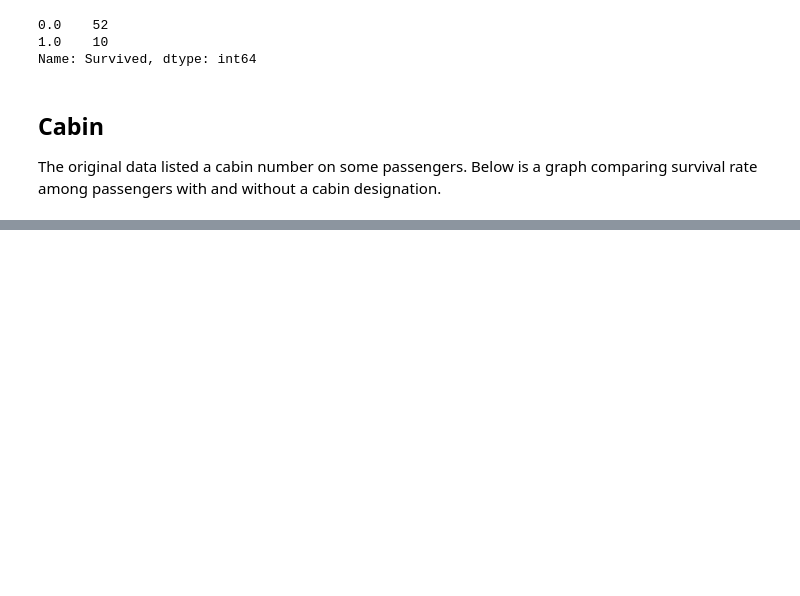
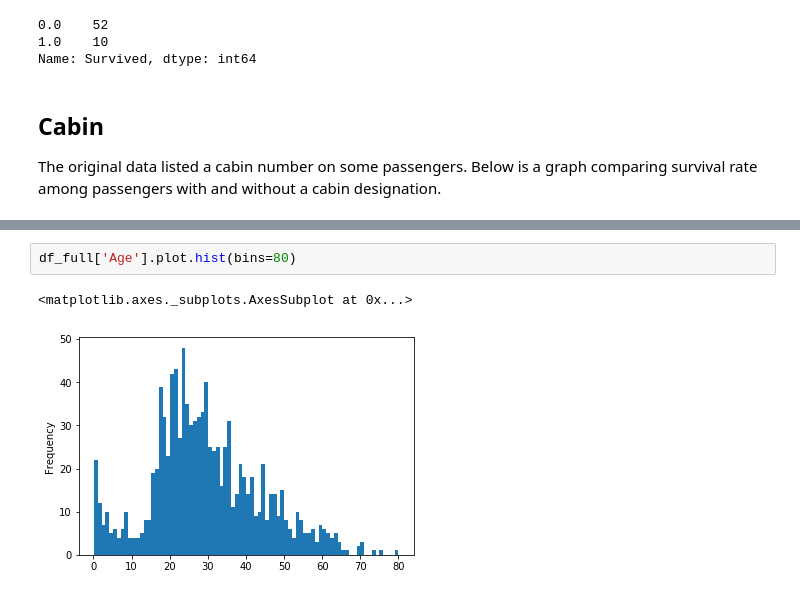
Before and after one commit to grantcooksey/kaggle-titanic, a Jupyter notebook: notebooks/Feature Engineering.ipynb, the cells around one changed output, grey strips where cells are left out. Drawn from its saved outputs; the diff is of its cells as text; blank space fills up the shorter version.

```diff
--- a/notebooks/Feature Engineering.ipynb
+++ b/notebooks/Feature Engineering.ipynb
@@ -161,0 +219,5 @@ I wonder if there is a correlation between family size and the number of passeng
+# %%
+df_full['Age'].plot.hist(bins=80)
+# %% [output]
+<matplotlib.axes._subplots.AxesSubplot at 0x...>
+[figure, added]
```
Also changed, not shown: parts of 15 cells of this notebook.
